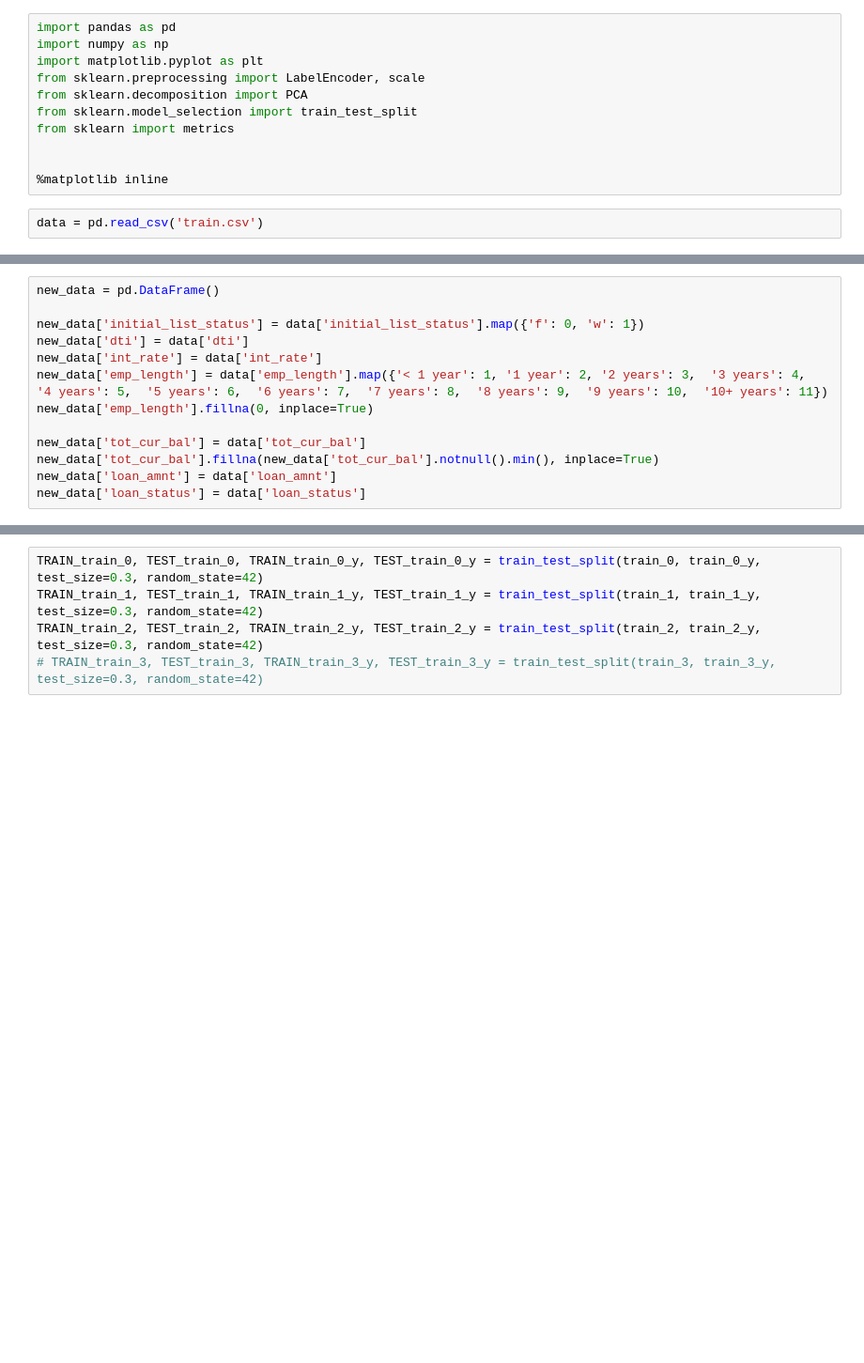
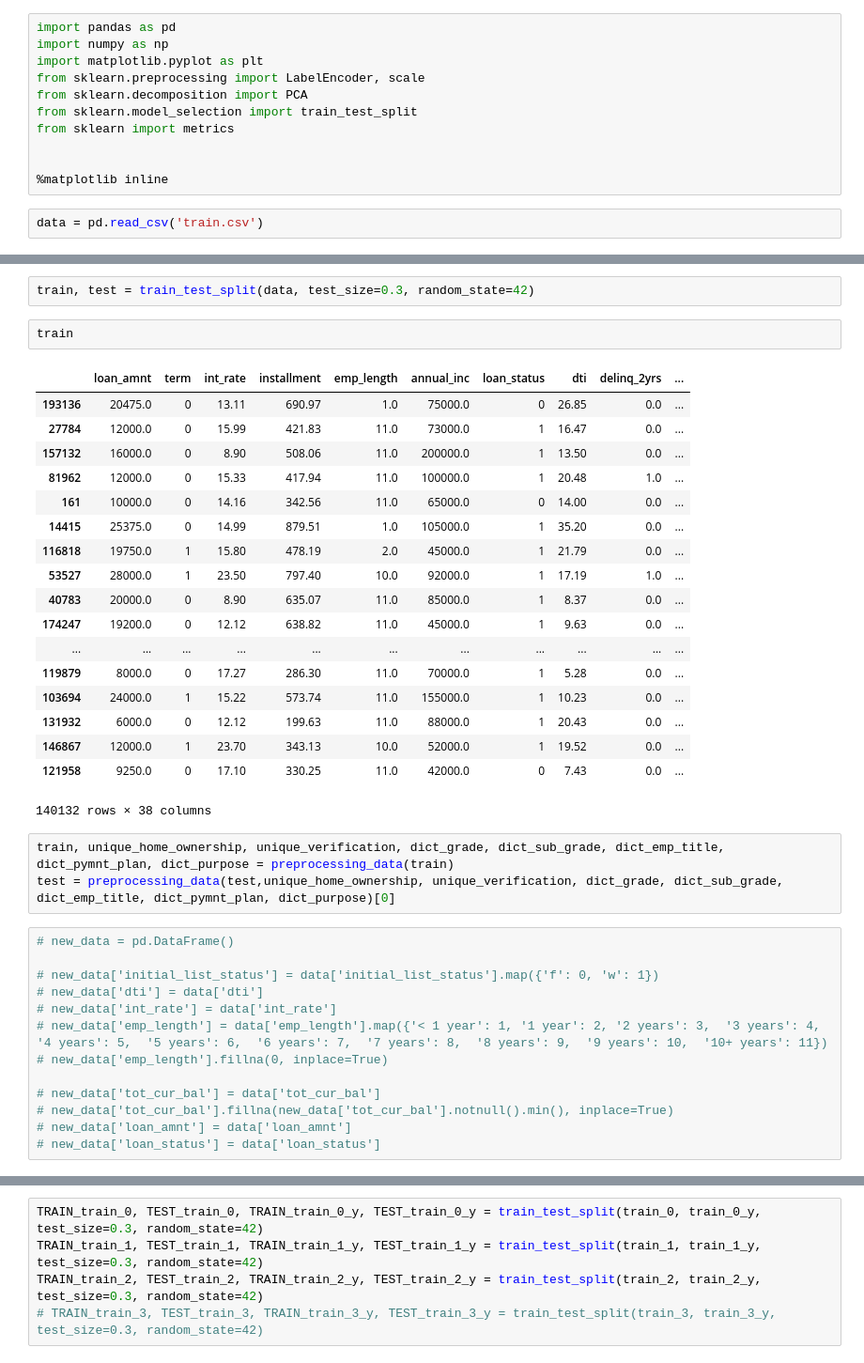
Before and after one commit to nAnna519/python_tasks, a Jupyter notebook: credit/Clust_predict.ipynb, the cells around one changed output, grey strips where cells are left out. Shown: that part at 94% size. Saved outputs shown, nothing was run; the diff lists cells and outputs as text; blank space fills up the shorter version.

```diff
--- a/credit/Clust_predict.ipynb
+++ b/credit/Clust_predict.ipynb
@@ -14,15 +100,41 @@ data = pd.read_csv('train.csv')
+# %%
+train, test = train_test_split(data, test_size=0.3, random_state=42)
+# %%
+train
+# %% [output]
+|  | loan_amnt | term | int_rate | installment | emp_length | annual_inc | loan_status | dti | delinq_2yrs | ... |
+| 193136 | 20475.0 | 0 | 13.11 | 690.97 | 1.0 | 75000.0 | 0 | 26.85 | 0.0 | ... |
+| 27784 | 12000.0 | 0 | 15.99 | 421.83 | 11.0 | 73000.0 | 1 | 16.47 | 0.0 | ... |
+| 157132 | 16000.0 | 0 | 8.90 | 508.06 | 11.0 | 200000.0 | 1 | 13.50 | 0.0 | ... |
+| 81962 | 12000.0 | 0 | 15.33 | 417.94 | 11.0 | 100000.0 | 1 | 20.48 | 1.0 | ... |
+| 161 | 10000.0 | 0 | 14.16 | 342.56 | 11.0 | 65000.0 | 0 | 14.00 | 0.0 | ... |
+| 14415 | 25375.0 | 0 | 14.99 | 879.51 | 1.0 | 105000.0 | 1 | 35.20 | 0.0 | ... |
+| 116818 | 19750.0 | 1 | 15.80 | 478.19 | 2.0 | 45000.0 | 1 | 21.79 | 0.0 | ... |
+| 53527 | 28000.0 | 1 | 23.50 | 797.40 | 10.0 | 92000.0 | 1 | 17.19 | 1.0 | ... |
+| 40783 | 20000.0 | 0 | 8.90 | 635.07 | 11.0 | 85000.0 | 1 | 8.37 | 0.0 | ... |
+| 174247 | 19200.0 | 0 | 12.12 | 638.82 | 11.0 | 45000.0 | 1 | 9.63 | 0.0 | ... |
+| ... | ... | ... | ... | ... | ... | ... | ... | ... | ... | ... |
+| 119879 | 8000.0 | 0 | 17.27 | 286.30 | 11.0 | 70000.0 | 1 | 5.28 | 0.0 | ... |
+| 103694 | 24000.0 | 1 | 15.22 | 573.74 | 11.0 | 155000.0 | 1 | 10.23 | 0.0 | ... |
+| 131932 | 6000.0 | 0 | 12.12 | 199.63 | 11.0 | 88000.0 | 1 | 20.43 | 0.0 | ... |
+| 146867 | 12000.0 | 1 | 23.70 | 343.13 | 10.0 | 52000.0 | 1 | 19.52 | 0.0 | ... |
+| 121958 | 9250.0 | 0 | 17.10 | 330.25 | 11.0 | 42000.0 | 0 | 7.43 | 0.0 | ... |
+140132 rows × 38 columns
+# %%
+train, unique_home_ownership, unique_verification, dict_grade, dict_sub_grade, dict_emp_title, dict_pymnt_plan, dict_purpose = preprocessing_data(train)
+test = preprocessing_data(test,unique_home_ownership, unique_verification, dict_grade, dict_sub_grade, dict_emp_title, dict_pymnt_plan, dict_purpose)[0]
 # %%
-new_data = pd.DataFrame()
+# new_data = pd.DataFrame()
 
-new_data['initial_list_status'] = data['initial_list_status'].map({'f': 0, 'w': 1})
-new_data['dti'] = data['dti']
-new_data['int_rate'] = data['int_rate']
-new_data['emp_length'] = data['emp_length'].map({'< 1 year': 1, '1 year': 2, '2 years': 3,  '3 years': 4,  '4 years': 5,  '5 years': 6,  '6 years': 7,  '7 years': 8,  '8 years': 9,  '9 years': 10,  '10+ years': 11})
-new_data['emp_length'].fillna(0, inplace=True)
+# new_data['initial_list_status'] = data['initial_list_status'].map({'f': 0, 'w': 1})
+# new_data['dti'] = data['dti']
+# new_data['int_rate'] = data['int_rate']
+# new_data['emp_length'] = data['emp_length'].map({'< 1 year': 1, '1 year': 2, '2 years': 3,  '3 years': 4,  '4 years': 5,  '5 years': 6,  '6 years': 7,  '7 years': 8,  '8 years': 9,  '9 years': 10,  '10+ years': 11})
+# new_data['emp_length'].fillna(0, inplace=True)
 
-new_data['tot_cur_bal'] = data['tot_cur_bal']
-new_data['tot_cur_bal'].fillna(new_data['tot_cur_bal'].notnull().min(), inplace=True)
-new_data['loan_amnt'] = data['loan_amnt']
-new_data['loan_status'] = data['loan_status']
+# new_data['tot_cur_bal'] = data['tot_cur_bal']
+# new_data['tot_cur_bal'].fillna(new_data['tot_cur_bal'].notnull().min(), inplace=True)
+# new_data['loan_amnt'] = data['loan_amnt']
+# new_data['loan_status'] = data['loan_status']
 # %%
 # X = new_data
```
Also changed, not shown: parts of 18 cells of this notebook.
